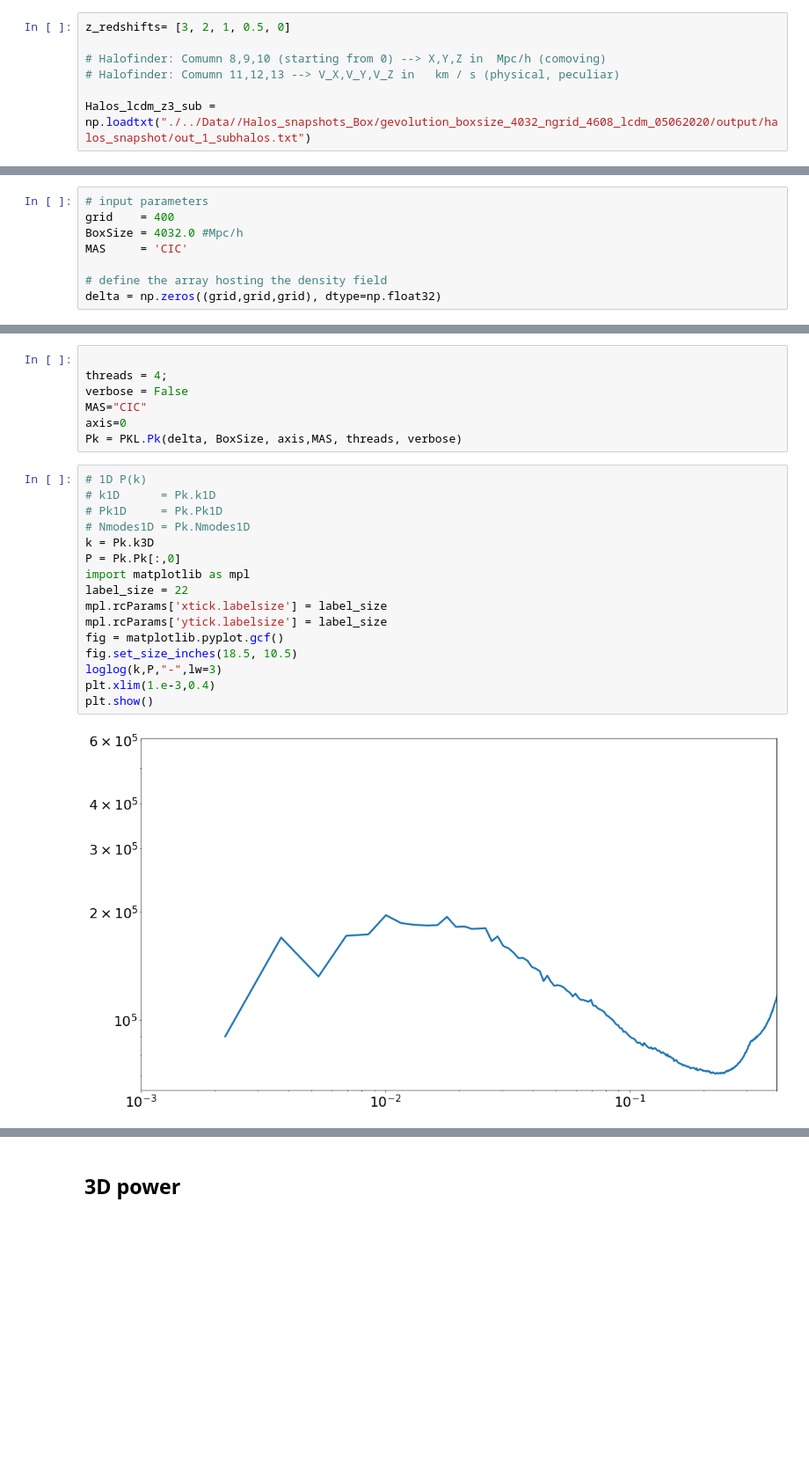
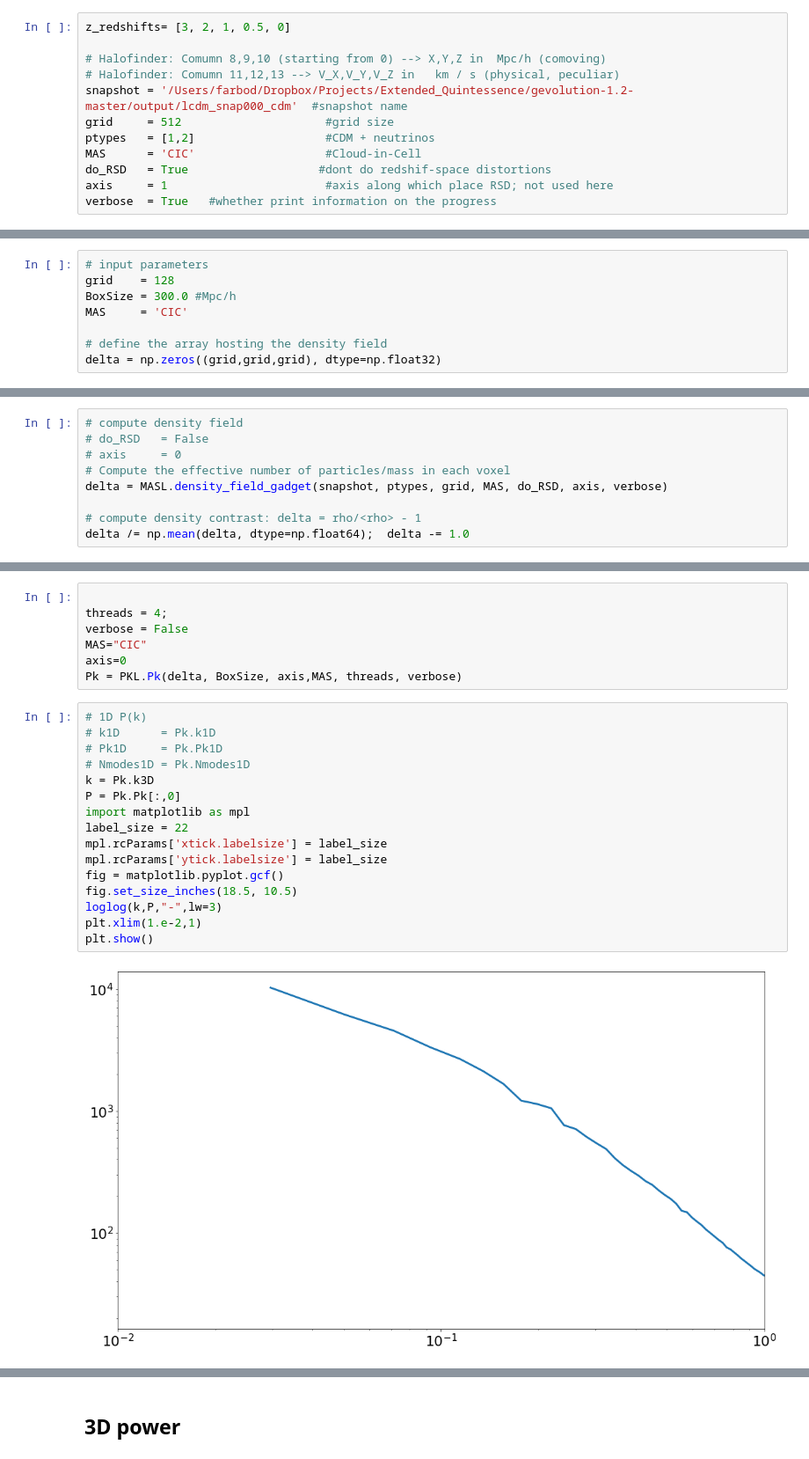
Before and after one commit to FarbodHassani/Doppler_RSD_N-body, a Jupyter notebook: Low_resolution_Particle_snapshots_Pylians.ipynb, the cells around one changed output, grey strips where cells are left out. Shown: that part at 88% size. Saved outputs shown, nothing was run; the diff lists cells and outputs as text; blank space fills up the shorter version.

Commit message:
Particle gadget2 format analysis is added!

```diff
--- a/Low_resolution_Particle_snapshots_Pylians.ipynb
+++ b/Low_resolution_Particle_snapshots_Pylians.ipynb
@@ -16,5 +16,10 @@ z_redshifts= [3, 2, 1, 0.5, 0]
 
 # Halofinder: Comumn 8,9,10 (starting from 0) --> X,Y,Z in  Mpc/h (comoving)
 # Halofinder: Comumn 11,12,13 --> V_X,V_Y,V_Z in   km / s (physical, peculiar)
-
-Halos_lcdm_z3_sub = np.loadtxt("./../Data//Halos_snapshots_Box/gevolution_boxsize_4032_ngrid_4608_lcdm_05062020/output/halos_snapshot/out_1_subhalos.txt")
+snapshot = '/Users/farbod/Dropbox/Projects/Extended_Quintessence/gevolution-1.2-master/output/lcdm_snap000_cdm'  #snapshot name
+grid     = 512                     #grid size
+ptypes   = [1,2]                   #CDM + neutrinos
+MAS      = 'CIC'                   #Cloud-in-Cell
+do_RSD   = True                   #dont do redshif-space distortions
+axis     = 1                       #axis along which place RSD; not used here
+verbose  = True   #whether print information on the progress
@@ -34,8 +27,8 @@ np.shape(Halos_lcdm_z3_host)
 ### Computing the density fields
 # %%
 # input parameters
-grid    = 400
-BoxSize = 4032.0 #Mpc/h
+grid    = 128
+BoxSize = 300.0 #Mpc/h
 MAS     = 'CIC'
 
 # define the array hosting the density field
@@ -75,0 +38,9 @@ Wall time: 135 ms
+# %%
+# compute density field
+# do_RSD   = False
+# axis     = 0
+# Compute the effective number of particles/mass in each voxel
+delta = MASL.density_field_gadget(snapshot, ptypes, grid, MAS, do_RSD, axis, verbose)
+
+# compute density contrast: delta = rho/<rho> - 1
+delta /= np.mean(delta, dtype=np.float64);  delta -= 1.0
@@ -106,18 +82,18 @@ Pk = PKL.Pk(delta, BoxSize, axis,MAS, threads, verbose)
 # %%
 # 1D P(k)
 # k1D      = Pk.k1D
 # Pk1D     = Pk.Pk1D
 # Nmodes1D = Pk.Nmodes1D
 k = Pk.k3D
 P = Pk.Pk[:,0]
 import matplotlib as mpl
 label_size = 22
 mpl.rcParams['xtick.labelsize'] = label_size
 mpl.rcParams['ytick.labelsize'] = label_size
 fig = matplotlib.pyplot.gcf()
 fig.set_size_inches(18.5, 10.5)
 loglog(k,P,"-",lw=3)
-plt.xlim(1.e-3,0.4)
+plt.xlim(1.e-2,1)
 plt.show()
 # %% [output]
-[figure, old version]
+[figure, new version]
```
Also changed, not shown: parts of 15 cells of this notebook, 1 other file.
